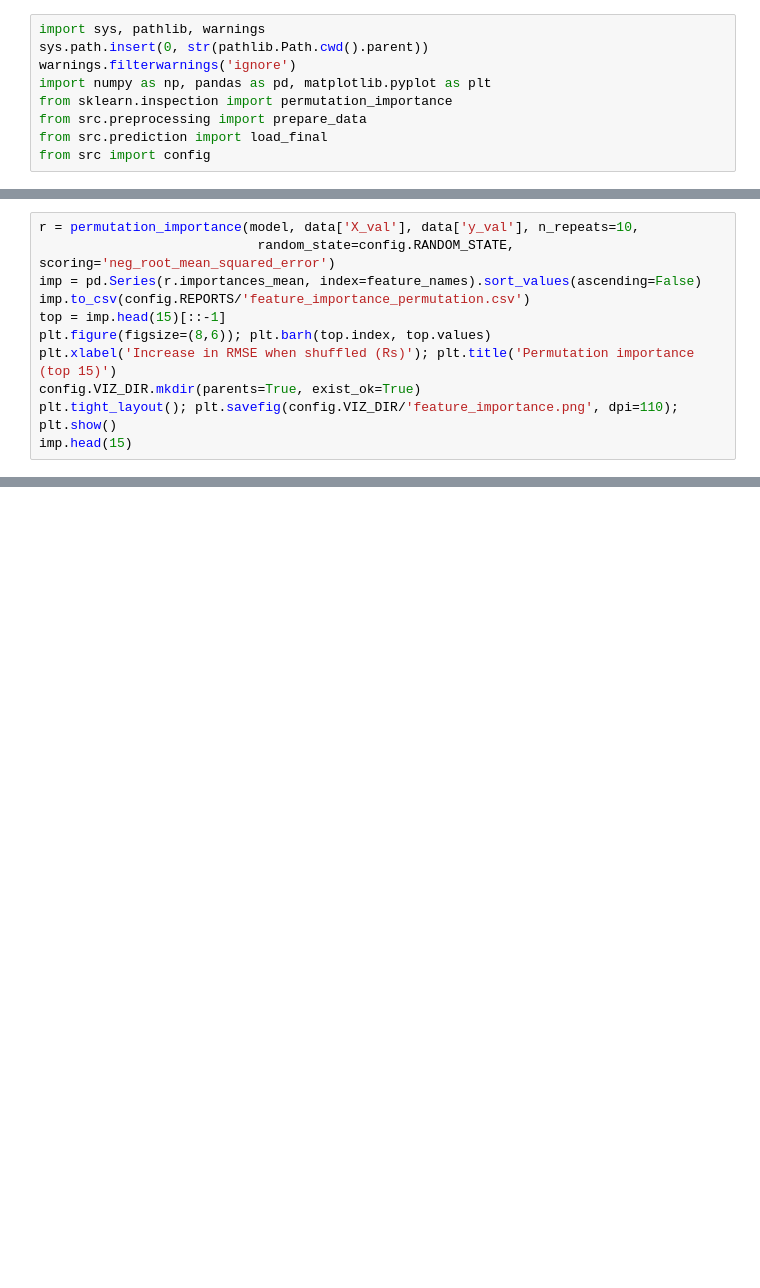
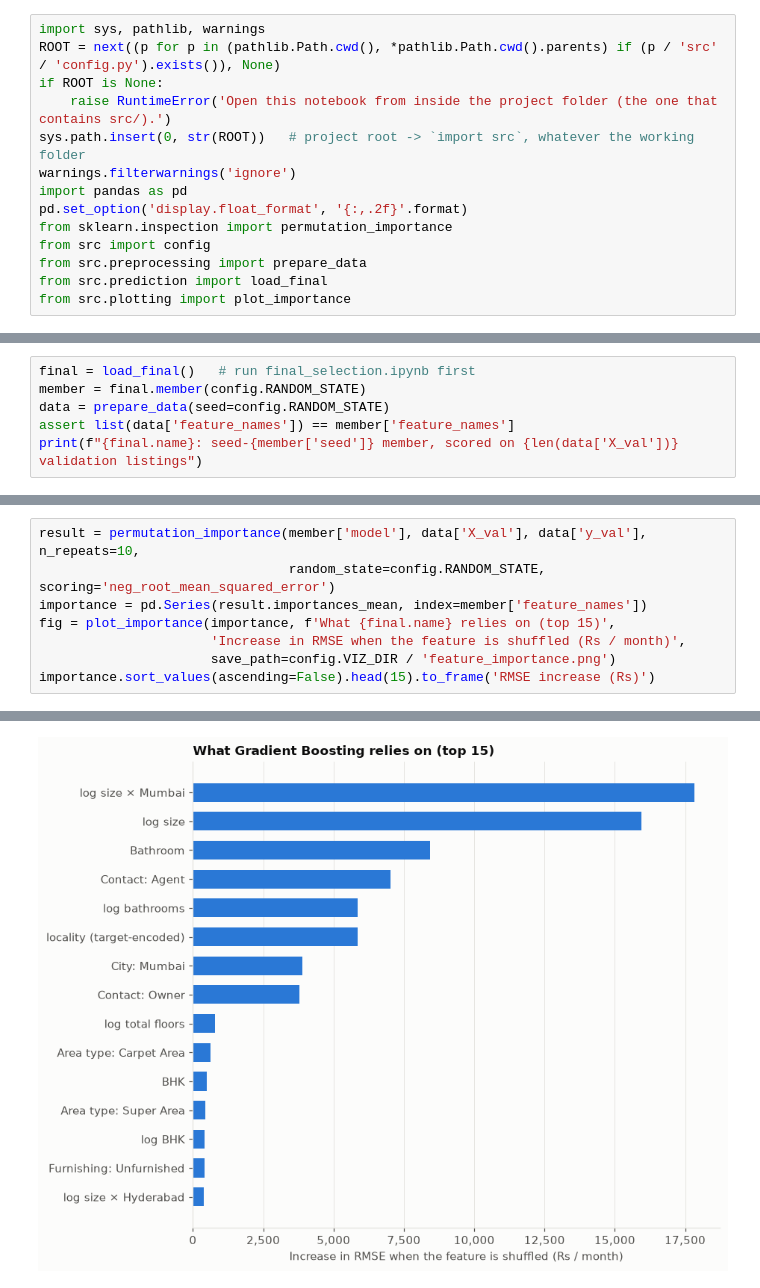
Before and after one commit to PihuCodeTech/House-Rent-Prediction-System, a Jupyter notebook: notebooks/feature_importance.ipynb, the cells around one changed output, grey strips where cells are left out. Saved outputs shown, nothing was run; the diff lists cells and outputs as text; blank space fills up the shorter version.

```diff
--- a/notebooks/feature_importance.ipynb
+++ b/notebooks/feature_importance.ipynb
@@ -5,9 +10,14 @@ Permutation importance (model-agnostic, on validation) for the final model, plus
 # %%
 import sys, pathlib, warnings
-sys.path.insert(0, str(pathlib.Path.cwd().parent))
+ROOT = next((p for p in (pathlib.Path.cwd(), *pathlib.Path.cwd().parents) if (p / 'src' / 'config.py').exists()), None)
+if ROOT is None:
+    raise RuntimeError('Open this notebook from inside the project folder (the one that contains src/).')
+sys.path.insert(0, str(ROOT))   # project root -> `import src`, whatever the working folder
 warnings.filterwarnings('ignore')
-import numpy as np, pandas as pd, matplotlib.pyplot as plt
+import pandas as pd
+pd.set_option('display.float_format', '{:,.2f}'.format)
 from sklearn.inspection import permutation_importance
+from src import config
 from src.preprocessing import prepare_data
 from src.prediction import load_final
-from src import config
+from src.plotting import plot_importance
@@ -17,0 +26,6 @@ print('loaded final model')
+# %%
+final = load_final()   # run final_selection.ipynb first
+member = final.member(config.RANDOM_STATE)
+data = prepare_data(seed=config.RANDOM_STATE)
+assert list(data['feature_names']) == member['feature_names']
+print(f"{final.name}: seed-{member['seed']} member, scored on {len(data['X_val'])} validation listings")
@@ -18,11 +36,9 @@ print('loaded final model')
 # %%
-r = permutation_importance(model, data['X_val'], data['y_val'], n_repeats=10,
-                            random_state=config.RANDOM_STATE, scoring='neg_root_mean_squared_error')
-imp = pd.Series(r.importances_mean, index=feature_names).sort_values(ascending=False)
-imp.to_csv(config.REPORTS/'feature_importance_permutation.csv')
-top = imp.head(15)[::-1]
-plt.figure(figsize=(8,6)); plt.barh(top.index, top.values)
-plt.xlabel('Increase in RMSE when shuffled (Rs)'); plt.title('Permutation importance (top 15)')
-config.VIZ_DIR.mkdir(parents=True, exist_ok=True)
-plt.tight_layout(); plt.savefig(config.VIZ_DIR/'feature_importance.png', dpi=110); plt.show()
-imp.head(15)
+result = permutation_importance(member['model'], data['X_val'], data['y_val'], n_repeats=10,
+                                random_state=config.RANDOM_STATE, scoring='neg_root_mean_squared_error')
+importance = pd.Series(result.importances_mean, index=member['feature_names'])
+fig = plot_importance(importance, f'What {final.name} relies on (top 15)',
+                      'Increase in RMSE when the feature is shuffled (Rs / month)',
+                      save_path=config.VIZ_DIR / 'feature_importance.png')
+importance.sort_values(ascending=False).head(15).to_frame('RMSE increase (Rs)')
+# %% [output]
@@ -28,0 +61 @@ imp.head(15)
+[figure, added]
```
Also changed, not shown: parts of 10 cells of this notebook.
